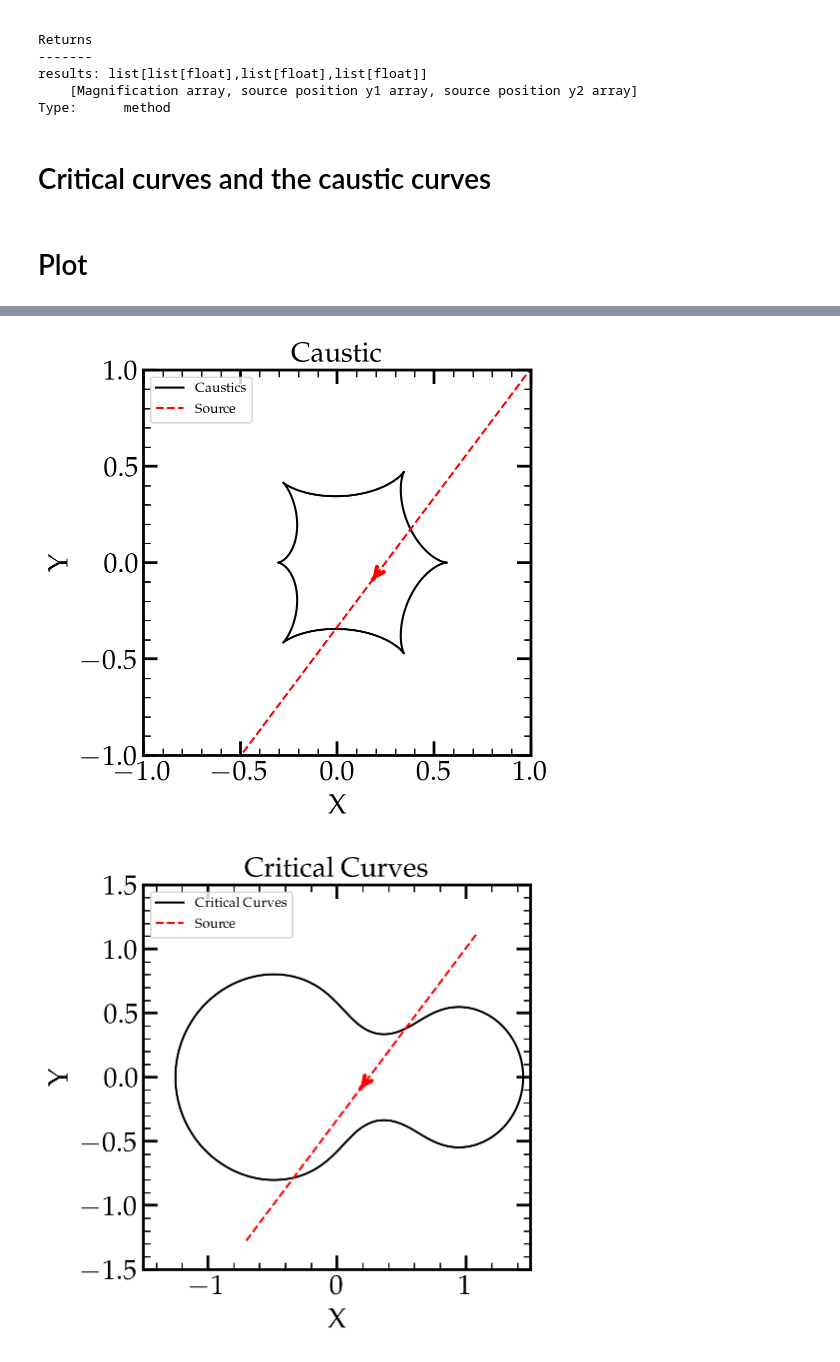
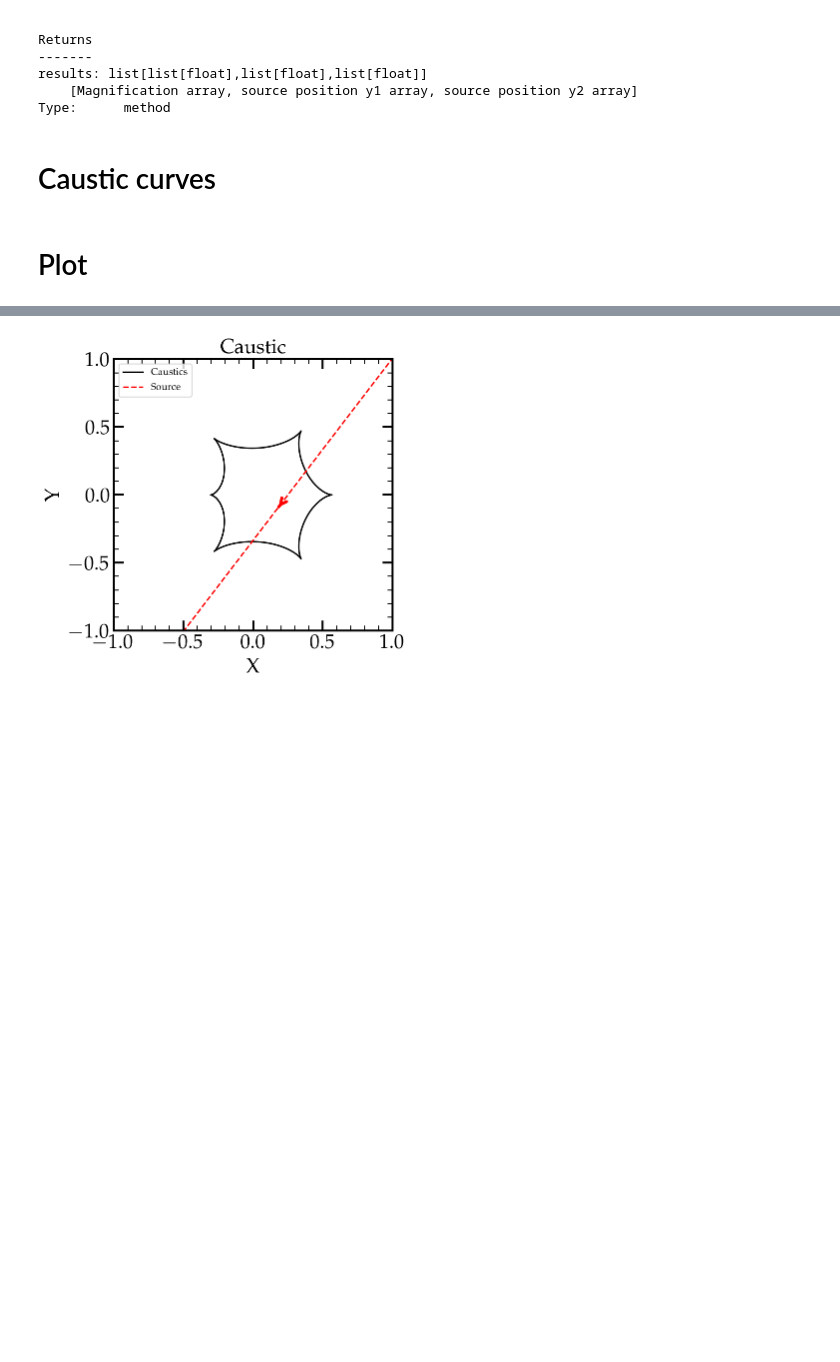
Before and after one commit to valboz/VBMicrolensing, a Jupyter notebook: examples/python_examples/binary_lens.ipynb, the cells around one changed output, grey strips where cells are left out. Saved outputs shown, nothing was run; the diff lists cells and outputs as text; code cells hidden in the pictures; blank space fills up the shorter version.

```diff
--- a/examples/python_examples/binary_lens.ipynb
+++ b/examples/python_examples/binary_lens.ipynb
@@ -70,12 +70,11 @@ Returns
 results: list[list[float],list[float],list[float]]
     [Magnification array, source position y1 array, source position y2 array]
 Type:      method
-# %% [markdown]
-# Critical curves and the caustic curves
+# %% [markdown]
+# Caustic curves
 # %%
 # Calculate the cirtical curves and the caustic curves
-caustics = VBM.CausticsBin(s,q)
-criticalcurves=VBM.CriticalCurvesBin(s,q)
+caustics = VBM.Caustics(s,q)
 # %% [markdown]
 # Plot
 # %%
@@ -106,64 +105,31 @@ for cau in caustics:
         ax2.plot(cau[0], cau[1], 'k-', markersize=0.1)
 
 ax2.plot(mag[1], mag[2], 'r--', label='Source')
 
 mid_x = np.mean(mag[1])
 mid_y = np.mean(mag[2])
 delta_x = mag[1][-1] - mag[1][0]
 delta_y = mag[2][-1] - mag[2][0]
 arrow_end_x = mid_x + delta_x * 0.001
 arrow_end_y = mid_y + delta_y * 0.001
 ax2.annotate('', xy=(arrow_end_x, arrow_end_y), xytext=(mid_x, mid_y),
              arrowprops=dict(arrowstyle='->', color='red', mutation_scale=15, linestyle='-', linewidth=3))
 
 ax2.set_xlim(-1, 1)
 ax2.set_ylim(-1, 1)
 ax2.set_title('Caustic')
 ax2.set_xlabel('X')
 ax2.set_ylabel('Y')
 ax2.minorticks_on()
 ax2.legend()
 
 ax2.tick_params(axis='both', which='major', width=2, length=10, direction='in', bottom=True, top=True, left=True, right=True)
 ax2.tick_params(axis='both', which='minor', width=1, length=5, direction='in', bottom=True, top=True, left=True, right=True)
 
 for spine in ax2.spines.values():
     spine.set_linewidth(2)
 
-# CRITICAL CURVE plot
-fig3 = plt.figure(figsize=(5, 5))
-ax3 = fig3.add_subplot(111)
-
-first_plot = True
-for cri in criticalcurves:
-    if first_plot:
-        ax3.plot(cri[0], cri[1], 'k-', markersize=0.1, label='Critical Curves')
-        first_plot = False
-    else:
-        ax3.plot(cri[0], cri[1], 'k-', markersize=0.1)
-
-ax3.plot(mag[1], mag[2], 'r--', label='Source')
-
-ax3.annotate('', xy=(arrow_end_x, arrow_end_y), xytext=(mid_x, mid_y),
-             arrowprops=dict(arrowstyle='->', color='red', mutation_scale=15, linestyle='-', linewidth=3))
-
-ax3.set_xlim(-1.5, 1.5)
-ax3.set_ylim(-1.5, 1.5)
-ax3.set_title('Critical Curves')
-ax3.set_xlabel('X')
-ax3.set_ylabel('Y')
-ax3.minorticks_on()
-
-ax3.legend()
-
-ax3.tick_params(axis='both', which='major', width=2, length=10, direction='in', bottom=True, top=True, left=True, right=True)
-ax3.tick_params(axis='both', which='minor', width=1, length=5, direction='in', bottom=True, top=True, left=True, right=True)
-
-for spine in ax3.spines.values():
-    spine.set_linewidth(2)
-
 plt.show()
 # %% [output]
 [figure]
-[figure, old version]
+[figure, new version]
-[figure, removed]
```
Also changed, not shown: 3 other files.
